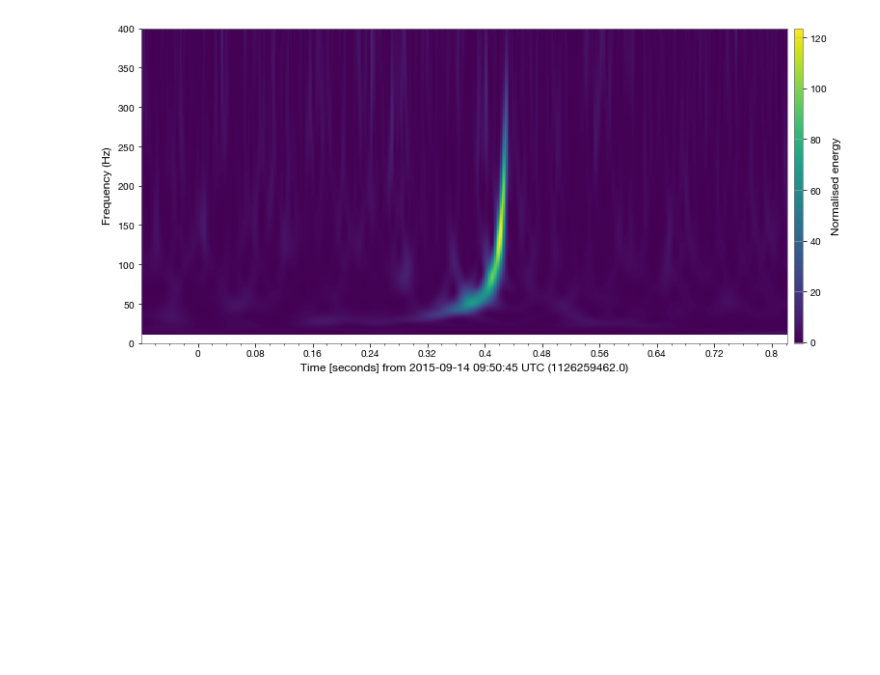
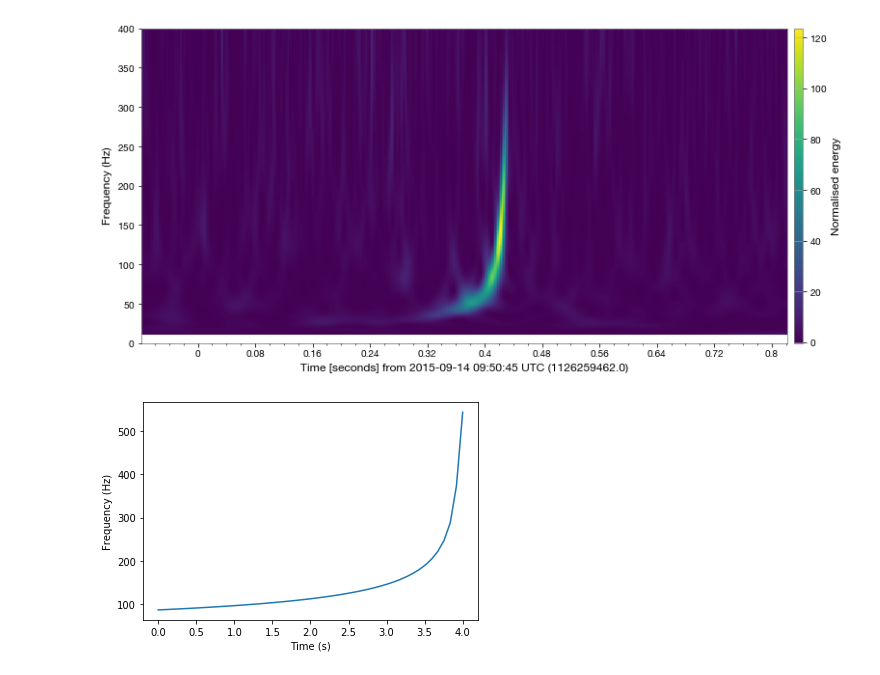
Before and after one commit to reionize/jlab, a Jupyter notebook: ligo/tutorial.ipynb, the cells around one changed output. Cells and saved outputs as stored; diff of their text form; code cells hidden in the pictures; blank space fills up the shorter version.

```diff
--- a/ligo/tutorial.ipynb
+++ b/ligo/tutorial.ipynb
@@ -107,3 +107,23 @@ plt.ylabel('Frequency (Hz)')
 plt.show()
 # %% [output]
 [figure]
+# %%
+#----------------------------------------------------------------
+# Frequency analytic
+#----------------------------------------------------------------
+
+def gwfreq(iM,iT,iT0):
+    const = (948.5)*np.power((1./iM),5./8.)
+    output = const*np.power(np.maximum((iT0-iT),3e-2),-3./8.) # we can max it out above 500 Hz-ish
+    return output
+
+times = np.linspace(0., 4., 50)
+freq = gwfreq(20, times, 4)
+
+plt.clf()
+plt.plot(times, freq)
+plt.xlabel('Time (s)')
+plt.ylabel('Frequency (Hz)')
+plt.show()
+# %% [output]
+[figure, added]
```
Also changed, not shown: parts of 10 cells of this notebook.
